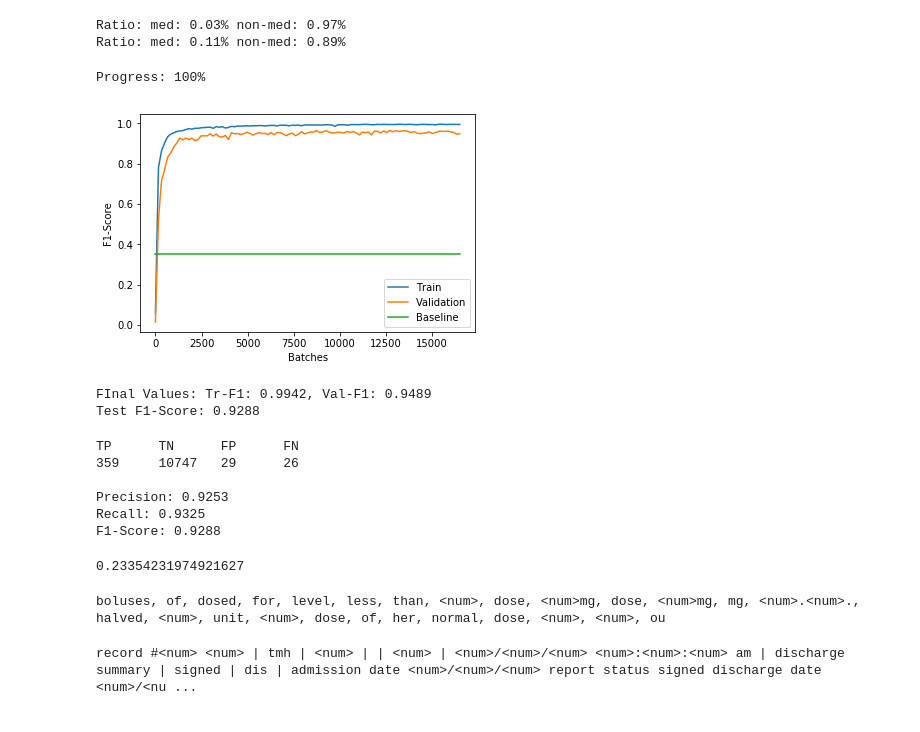
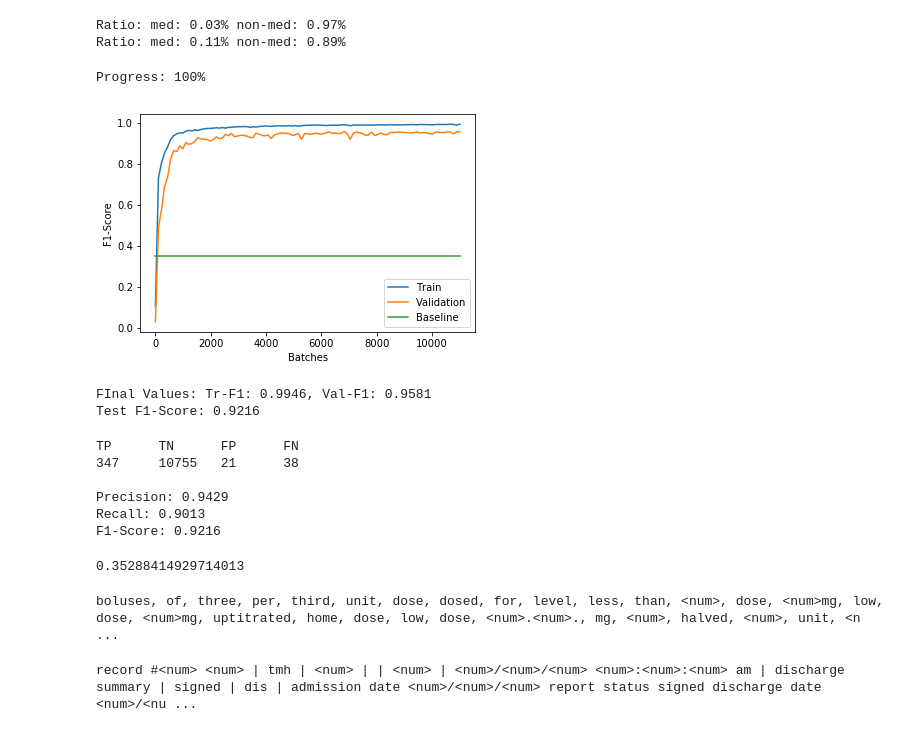
Before and after one commit to goto1991/L2B2-medication-extraction, a Jupyter notebook: Model 5 (Dosages).ipynb, the cells around one changed output. Cells and saved outputs as stored; diff of their text form; code cells hidden in the pictures.

```diff
--- a/Model 5 (Dosages).ipynb
+++ b/Model 5 (Dosages).ipynb
@@ -143,33 +82,33 @@ Ratio: med: 0.11% non-med: 0.89%
 # %%
 RNN = RNN_Model(vocab_size=len(word_indices), state_size=100, num_classes=2, learn_rate=0.001, emb_layer=emb_layer)
 RNN.build_graph()
-_,_,_, = RNN.train(sets=sets, epochs=3, batch=50, report_percentage=1, show_progress=True, show_plot=True)
+results_list = RNN.train(sets=sets, epochs=2, batch=50, report_percentage=1, show_progress=True, show_plot=True)
 # %% [output]
 Progress: 100%
-[figure, old version]
+[figure, new version]
-FInal Values: Tr-F1: 0.9942, Val-F1: 0.9489
-Test F1-Score: 0.9288
+FInal Values: Tr-F1: 0.9946, Val-F1: 0.9581
+Test F1-Score: 0.9216
 # %%
 res = RNN.predict(sets['test_set'], sets['test_lengths'])
 tru = np.argmax(sets['test_labels'], 1)
 # %%
-_ = fn.token_perf(res, tru)
+token_perf = fn.token_perf(res, tru)
 # %% [output]
 TP      TN      FP      FN
-359     10747   29      26
+347     10755   21      38
 
-Precision: 0.9253
-Recall: 0.9325
-F1-Score: 0.9288
+Precision: 0.9429
+Recall: 0.9013
+F1-Score: 0.9216
 # %%
-baseline = [0 if word in target_dict['medications'] else 1 for word in sets['test_words']]
+baseline = [0 if word in target_dict['dosages'] else 1 for word in sets['test_words']]
 sk.metrics.f1_score(tru, baseline, pos_label=0, average='binary')
 # %% [output]
-0.23354231974921627
+0.35288414929714013
 # %%
 fn.category_words(sets['test_words'], res, tru, 1, 0)
 # %% [output]
-boluses, of, dosed, for, level, less, than, <num>, dose, <num>mg, dose, <num>mg, mg, <num>.<num>., halved, <num>, unit, <num>, dose, of, her, normal, dose, <num>, <num>, ou
+boluses, of, three, per, third, unit, dose, dosed, for, level, less, than, <num>, dose, <num>mg, low, dose, <num>mg, uptitrated, home, dose, low, dose, <num>.<num>., mg, <num>, halved, <num>, unit, <n ...
 # %%
 fn.colour_text(sets['test_words'], res, tru)
 # %% [output]
```
Also changed, not shown: parts of 5 cells of this notebook, 13 other files.
